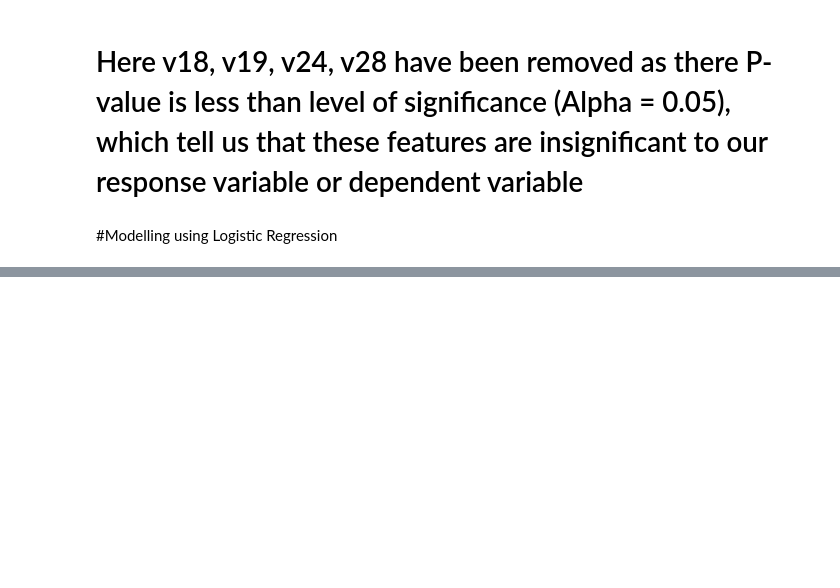
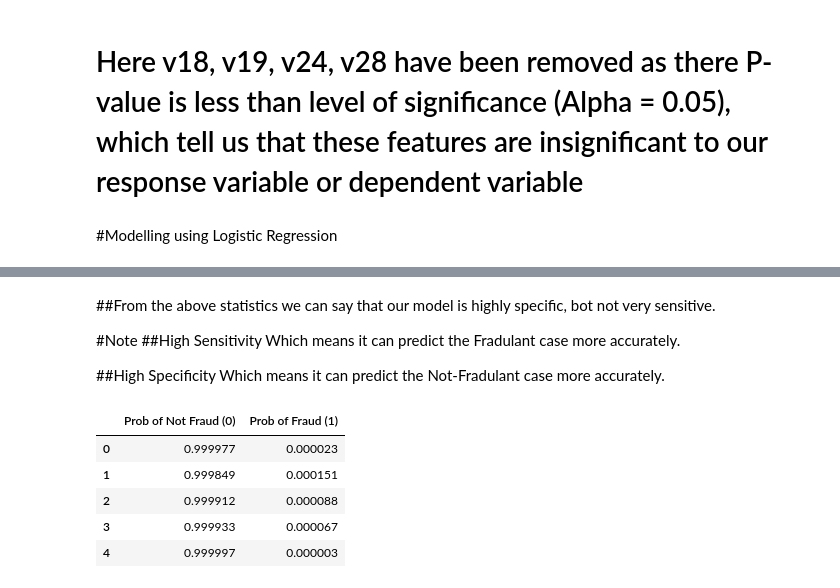
Before and after one commit to AbhishekChaudhary7/Credit-Card-Fraud-Detection, a Jupyter notebook: Credit_Card_Fraud.ipynb, the cells around one changed output, grey strips where cells are left out. Drawn from its saved outputs; the diff is of its cells as text; code cells hidden in the pictures; blank space fills up the shorter version.

```diff
--- a/Credit_Card_Fraud.ipynb
+++ b/Credit_Card_Fraud.ipynb
@@ -335,0 +375,20 @@ AttributeError: ignored
+# %% [markdown]
+##From the above statistics we can say that our model is highly specific, bot not very sensitive.
+
+#Note
+##High Sensitivity
+Which means it can predict the Fradulant case more accurately.
+
+##High Specificity
+Which means it can predict the Not-Fradulant case more accurately.
+# %%
+y_pred_prob=logreg.predict_proba(x_test)[:,:]
+y_pred_prob_df=pd.DataFrame(data=y_pred_prob, columns=['Prob of Not Fraud (0)', 'Prob of Fraud (1)'])
+y_pred_prob_df.head()
+# %% [output]
+|  | Prob of Not Fraud (0) | Prob of Fraud (1) |
+| 0 | 0.999977 | 0.000023 |
+| 1 | 0.999849 | 0.000151 |
+| 2 | 0.999912 | 0.000088 |
+| 3 | 0.999933 | 0.000067 |
+| 4 | 0.999997 | 0.000003 |
```
Also changed, not shown: parts of 24 cells of this notebook.
